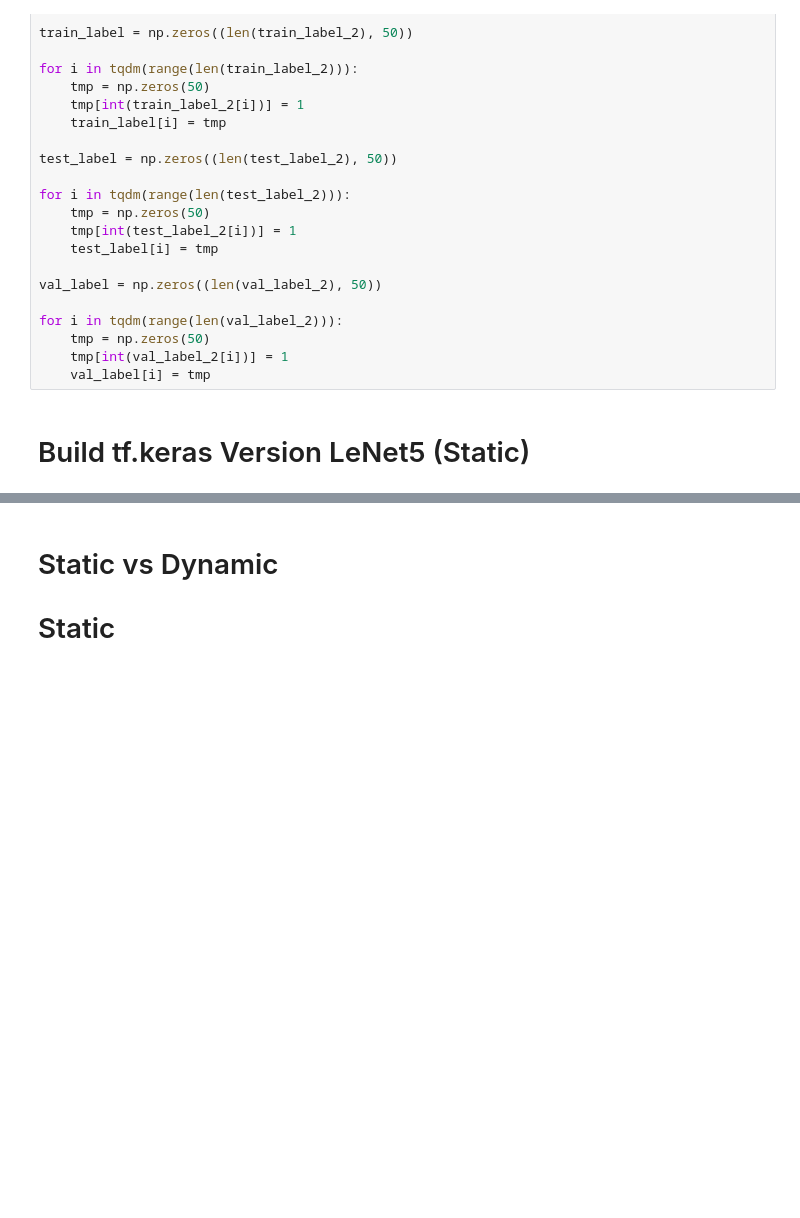
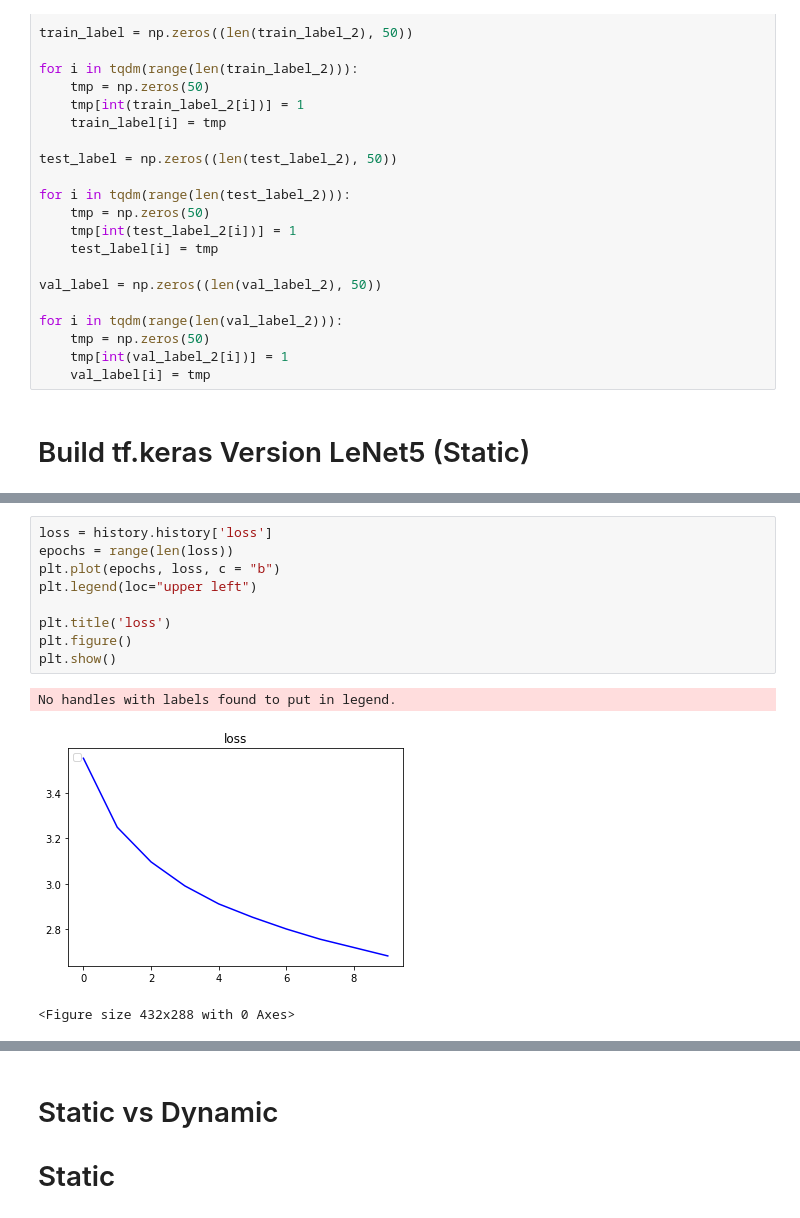
Before and after one commit to Ratherman/AI, a Jupyter notebook: DeepLearning/HW4/TF_LeNet5_Static_Dynamic.ipynb, the cells around one changed output, grey strips where cells are left out. Drawn from its saved outputs; the diff is of its cells as text; blank space fills up the shorter version.

```diff
--- a/DeepLearning/HW4/TF_LeNet5_Static_Dynamic.ipynb
+++ b/DeepLearning/HW4/TF_LeNet5_Static_Dynamic.ipynb
@@ -154,4 +154,17 @@ Epoch 10/10
 <Figure size 432x288 with 0 Axes>
+# %%
+loss = history.history['loss']
+epochs = range(len(loss))
+plt.plot(epochs, loss, c = "b")
+plt.legend(loc="upper left")
+
+plt.title('loss')
+plt.figure()
+plt.show()
+# %% [output]
+No handles with labels found to put in legend.
+[figure, added]
+<Figure size 432x288 with 0 Axes>
 # %%
 preds = model.predict(test_image_2)
 pred_ans = np.argmax(preds, axis=1)
```
Also changed, not shown: parts of 4 cells of this notebook.
